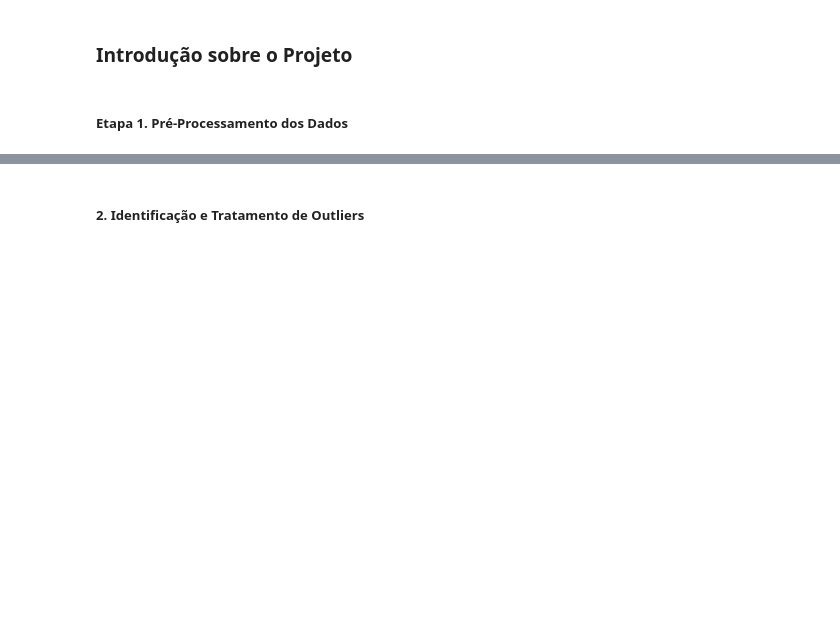
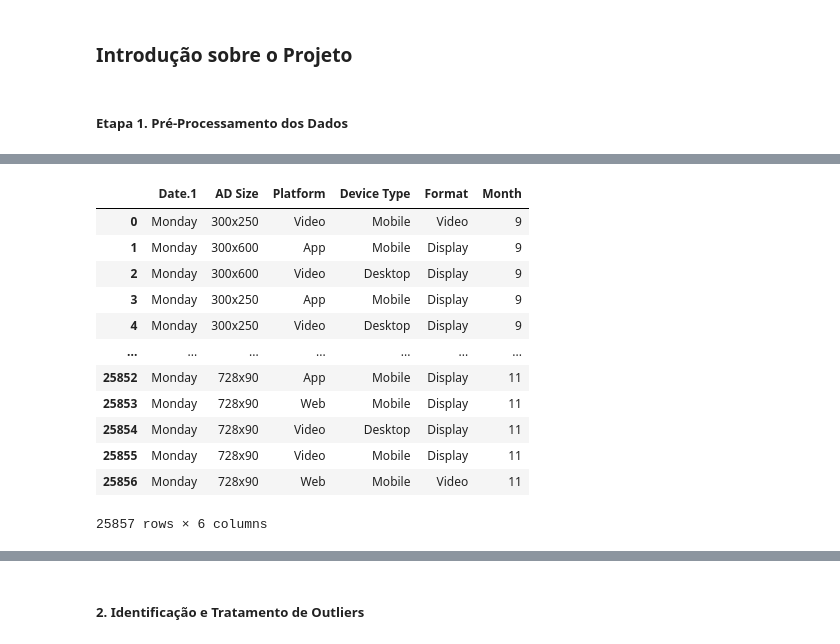
Before and after one commit to Sirius-146/projetoV_ifoodtech, a Jupyter notebook: projeto_ifoodtechV.ipynb, the cells around one changed output, grey strips where cells are left out. Drawn from its saved outputs; the diff is of its cells as text; code cells hidden in the pictures; blank space fills up the shorter version.

```diff
--- a/projeto_ifoodtechV.ipynb
+++ b/projeto_ifoodtechV.ipynb
@@ -107,5 +204,19 @@ df_1.head(3)
 # %%
 # Atualizando dados qualitativo e quantitativos após alterar estrutura do dataframe.
 
-df_1_qualitative = df_1.iloc[:,2:7]
-df_1_quantitative = df_1.iloc[:,8:-1]
+df_1_qualitative = pd.concat([df_1.iloc[:,2:7], df_1.iloc[:,-1]], axis=1)
+df_1_qualitative
+# %% [output]
+|  | Date.1 | AD Size | Platform | Device Type | Format | Month |
+| 0 | Monday | 300x250 | Video | Mobile | Video | 9 |
+| 1 | Monday | 300x600 | App | Mobile | Display | 9 |
+| 2 | Monday | 300x600 | Video | Desktop | Display | 9 |
+| 3 | Monday | 300x250 | App | Mobile | Display | 9 |
+| 4 | Monday | 300x250 | Video | Desktop | Display | 9 |
+| ... | ... | ... | ... | ... | ... | ... |
+| 25852 | Monday | 728x90 | App | Mobile | Display | 11 |
+| 25853 | Monday | 728x90 | Web | Mobile | Display | 11 |
+| 25854 | Monday | 728x90 | Video | Desktop | Display | 11 |
+| 25855 | Monday | 728x90 | Video | Mobile | Display | 11 |
+| 25856 | Monday | 728x90 | Web | Mobile | Video | 11 |
+25857 rows × 6 columns
```
Also changed, not shown: parts of 24 cells of this notebook.
